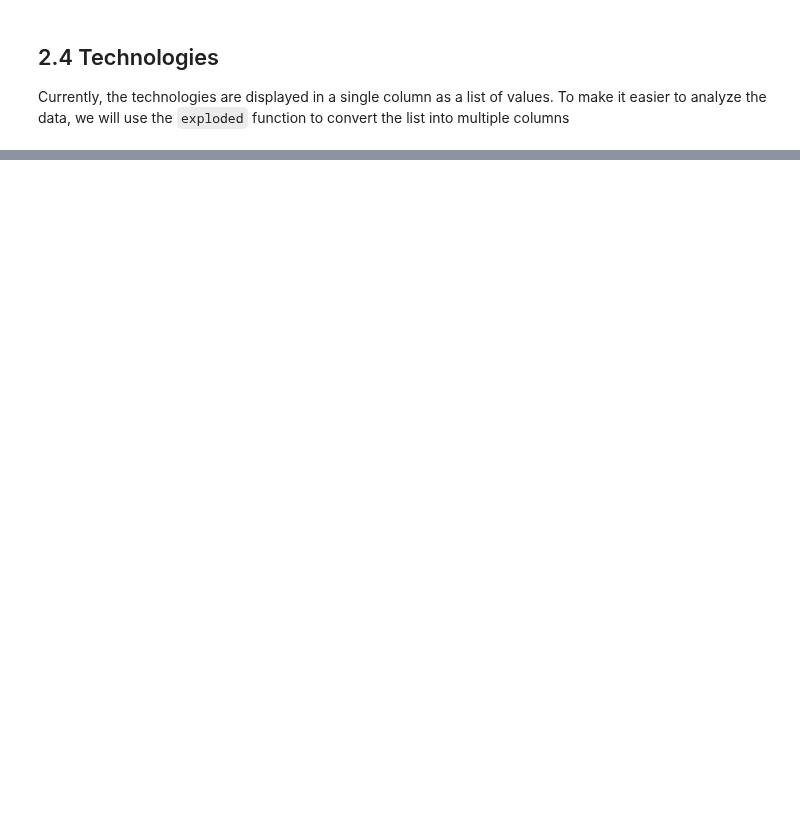
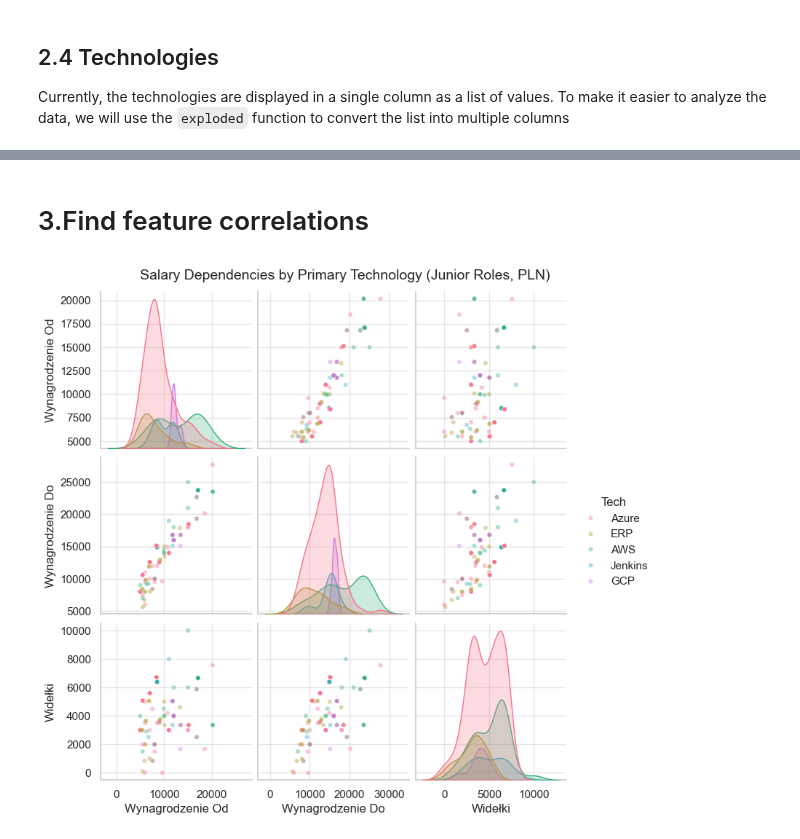
Before and after one commit to dawidkrysa/it-market-analysis, a Jupyter notebook: notebooks/initial_data_analysis.ipynb, the cells around one changed output, grey strips where cells are left out. Cells and saved outputs as stored; diff of their text form; code cells hidden in the pictures; blank space fills up the shorter version.

```diff
--- a/notebooks/initial_data_analysis.ipynb
+++ b/notebooks/initial_data_analysis.ipynb
@@ -218,0 +219,49 @@ Name: count, dtype: int64
+# %% [markdown]
+# 3.Find feature correlations
+# %%
+# Filter for a single currency to ensure salary comparisons are "apples-to-apples"
+# Using .copy() avoids the SettingWithCopyWarning later on.
+df_clean = df[df['Waluta'] == 'PLN'].copy()
+
+# Define our target technologies for categorization
+top_techs = ['AWS', 'GCP', 'Jenkins', 'Azure', 'ERP']
+
+# Logic to extract the "primary" tech from a string (e.g., from "Python, AWS, Docker" -> "AWS")
+def get_Tech(tech_string):
+    if pd.isna(tech_string):
+        return None
+    for tech in top_techs:
+        # Case-insensitive search to catch "aws" or "AWS"
+        if tech.lower() in tech_string.lower():
+            return tech
+    return None
+
+# Apply categorization to create a clean 'Tech' column for the plot legend
+df_clean['Tech'] = df_clean['Technologie'].apply(get_Tech)
+
+# Drop rows where we lack the essential data (Tech or Salary)
+# This ensures the pairplot doesn't crash on NaN values.
+df_plot = df_clean.dropna(subset=['Tech', 'Wynagrodzenie Od', 'Wynagrodzenie Do']).copy()
+
+# Feature Engineering: Calculate the salary spread (Range/Widełki)
+# Using .loc is the 2026 best practice for adding columns to sliced DataFrames.
+df_plot.loc[:, 'Widełki'] = df_plot['Wynagrodzenie Do'] - df_plot['Wynagrodzenie Od']
+
+# Configure and generate the Seaborn pairplot
+# We visualize relationships between Min Salary, Max Salary, and the Range.
+g = sns.pairplot(
+    df_plot[['Wynagrodzenie Od', 'Wynagrodzenie Do', 'Widełki', 'Tech']],
+    hue='Tech',              # Colors points based on technology
+    palette='husl',          # A vibrant, balanced color palette
+    diag_kind='kde',         # Kernel Density Estimate on the diagonal for distribution peaks
+    plot_kws={
+        'alpha': 0.4,        # Transparency helps see overlapping points in large datasets
+        's': 20              # Point size (small enough to avoid a massive "blob")
+    }
+)
+
+# Final aesthetic touches: adjust title position and display the plot
+g.fig.suptitle('Salary Dependencies by Primary Technology (Junior Roles, PLN)', y=1.02, fontsize=14)
+plt.show()
+# %% [output]
+[figure, added]
```
Also changed, not shown: parts of 7 cells of this notebook.
